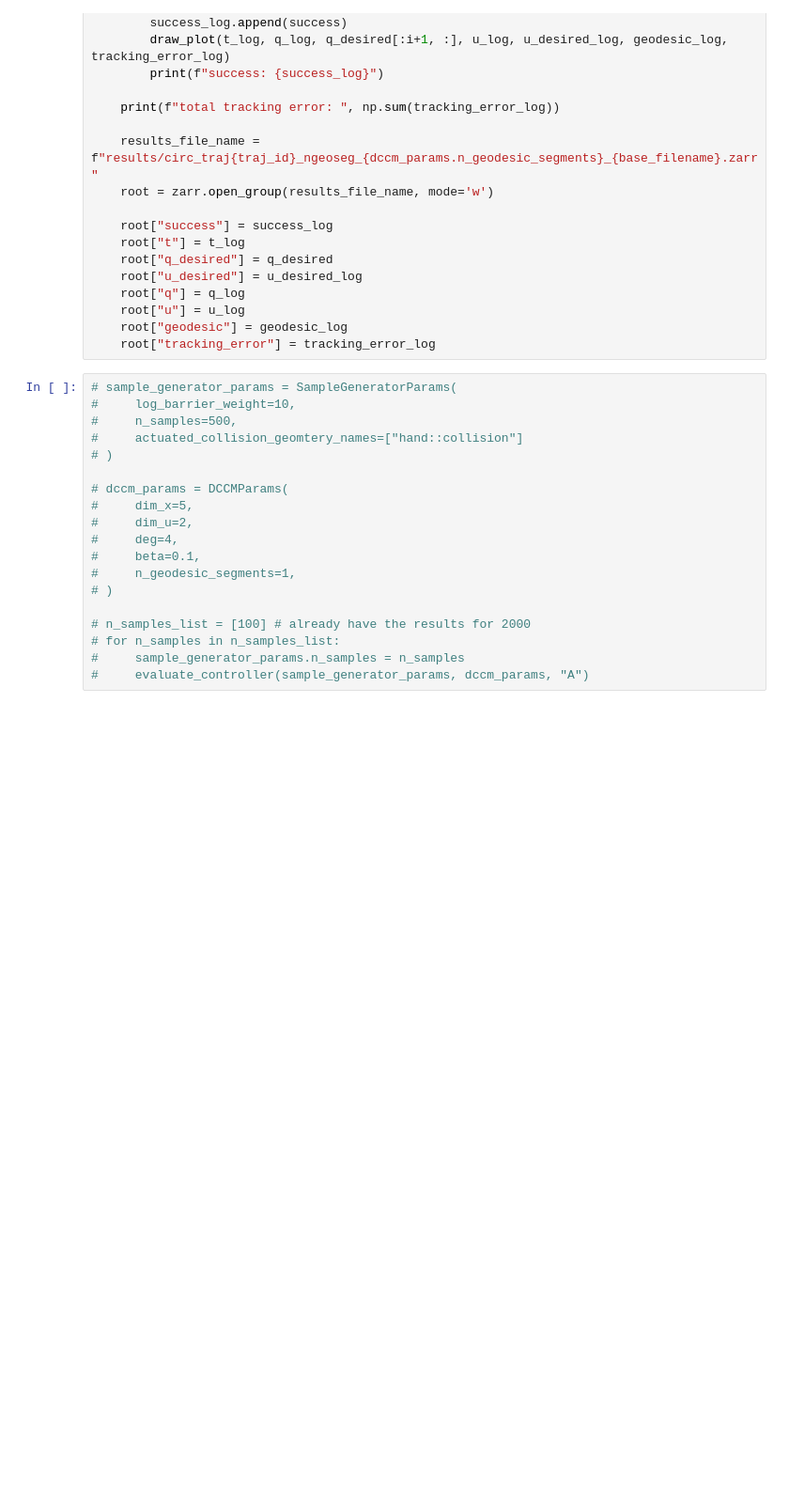
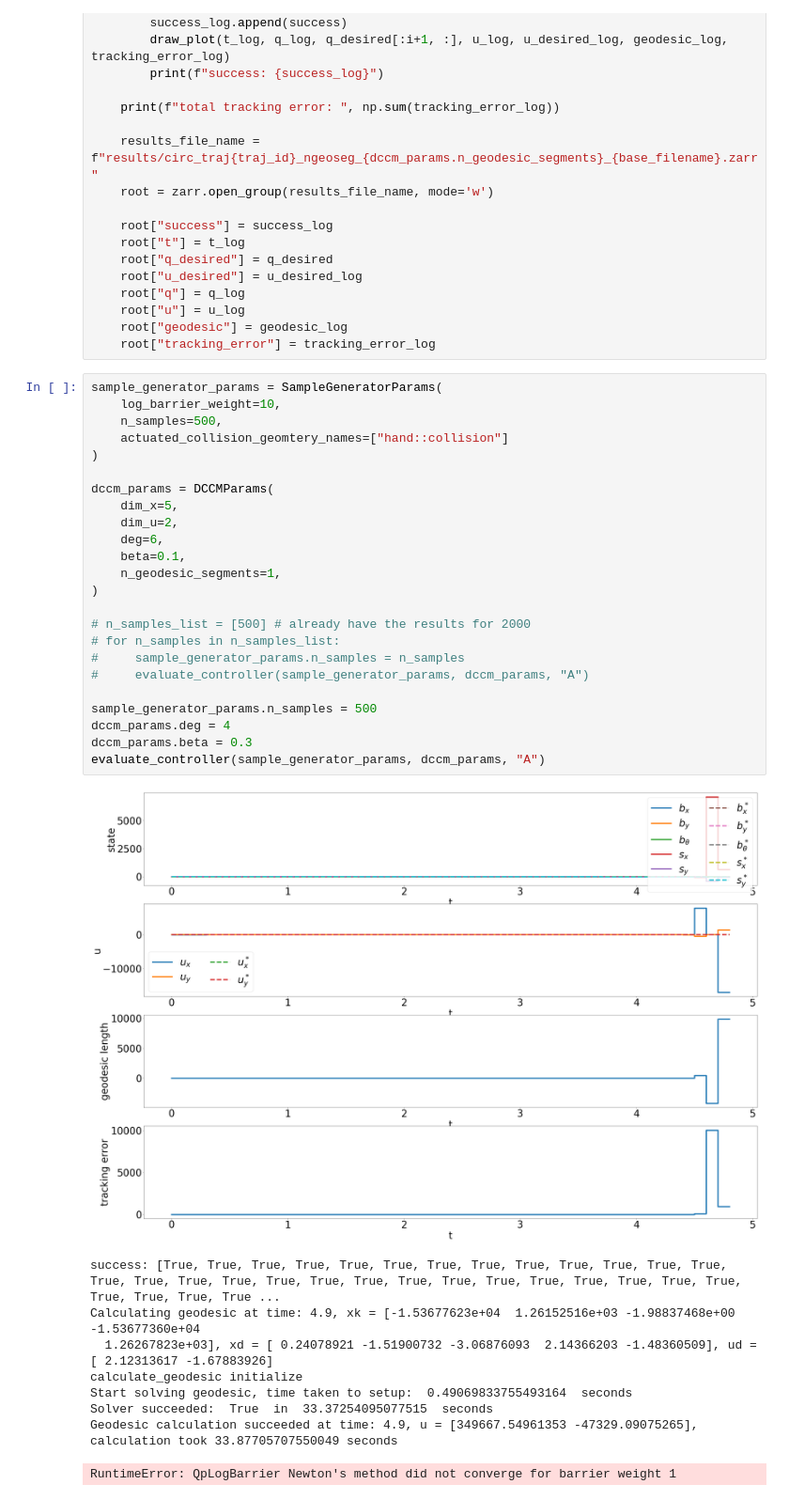
Before and after one commit to shaoyuancc/dccm_quasistatic, a Jupyter notebook: dccm_quasistatic/theory/dccm_evaluator.ipynb, the cells around one changed output. Shown at 94% size. Saved outputs shown, nothing was run; the diff lists cells and outputs as text; blank space fills up the shorter version.

```diff
--- a/dccm_quasistatic/theory/dccm_evaluator.ipynb
+++ b/dccm_quasistatic/theory/dccm_evaluator.ipynb
@@ -193,22 +193,37 @@ def evaluate_controller(sample_generator_params, dccm_params, traj_id):
     root["geodesic"] = geodesic_log
     root["tracking_error"] = tracking_error_log
 # %%
-# sample_generator_params = SampleGeneratorParams(
-#     log_barrier_weight=10,
-#     n_samples=500,
-#     actuated_collision_geomtery_names=["hand::collision"]
-# )
+sample_generator_params = SampleGeneratorParams(
+    log_barrier_weight=10,
+    n_samples=500,
+    actuated_collision_geomtery_names=["hand::collision"]
+)
 
-# dccm_params = DCCMParams(
-#     dim_x=5,
-#     dim_u=2,
-#     deg=4,
-#     beta=0.1,
-#     n_geodesic_segments=1,
-# )
+dccm_params = DCCMParams(
+    dim_x=5,
+    dim_u=2,
+    deg=6,
+    beta=0.1,
+    n_geodesic_segments=1,
+)
 
-# n_samples_list = [100] # already have the results for 2000
+# n_samples_list = [500] # already have the results for 2000
 # for n_samples in n_samples_list:
 #     sample_generator_params.n_samples = n_samples
 #     evaluate_controller(sample_generator_params, dccm_params, "A")
+
+sample_generator_params.n_samples = 500
+dccm_params.deg = 4
+dccm_params.beta = 0.3
+evaluate_controller(sample_generator_params, dccm_params, "A")
+# %% [output]
+[figure, added]
+success: [True, True, True, True, True, True, True, True, True, True, True, True, True, True, True, True, True, True, True, True, True, True, True, True, True, True, True, True, True, True, True, True ...
+Calculating geodesic at time: 4.9, xk = [-1.53677623e+04  1.26152516e+03 -1.98837468e+00 -1.53677360e+04
+  1.26267823e+03], xd = [ 0.24078921 -1.51900732 -3.06876093  2.14366203 -1.48360509], ud = [ 2.12313617 -1.67883926]
+calculate_geodesic initialize
+Start solving geodesic, time taken to setup:  0.49069833755493164  seconds
+Solver succeeded:  True  in  33.37254095077515  seconds
+Geodesic calculation succeeded at time: 4.9, u = [349667.54961353 -47329.09075265], calculation took 33.87705707550049 seconds
+RuntimeError: QpLogBarrier Newton's method did not converge for barrier weight 1
 # %%
```
Also changed, not shown: parts of 1 cell of this notebook, 52 other files.
